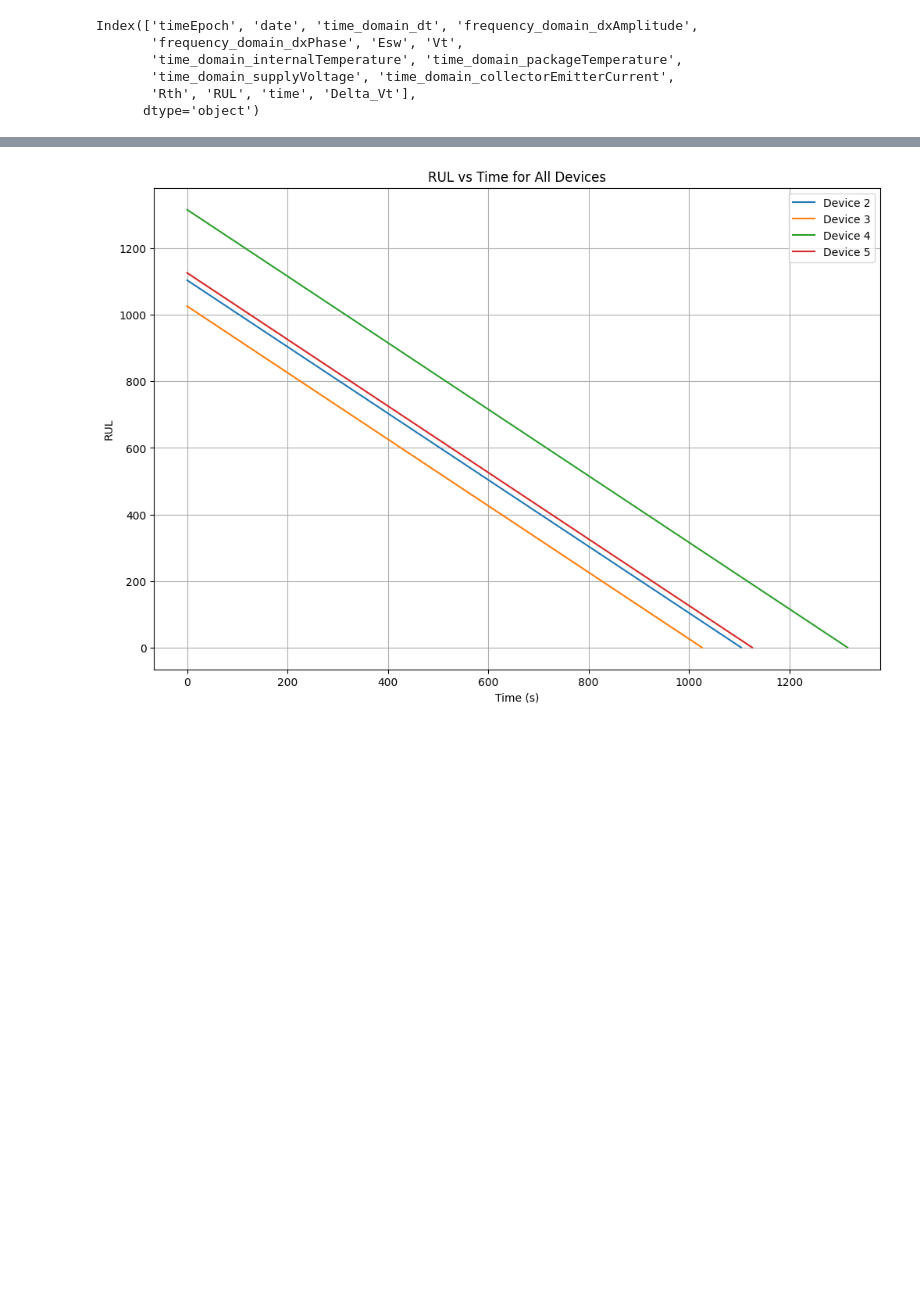
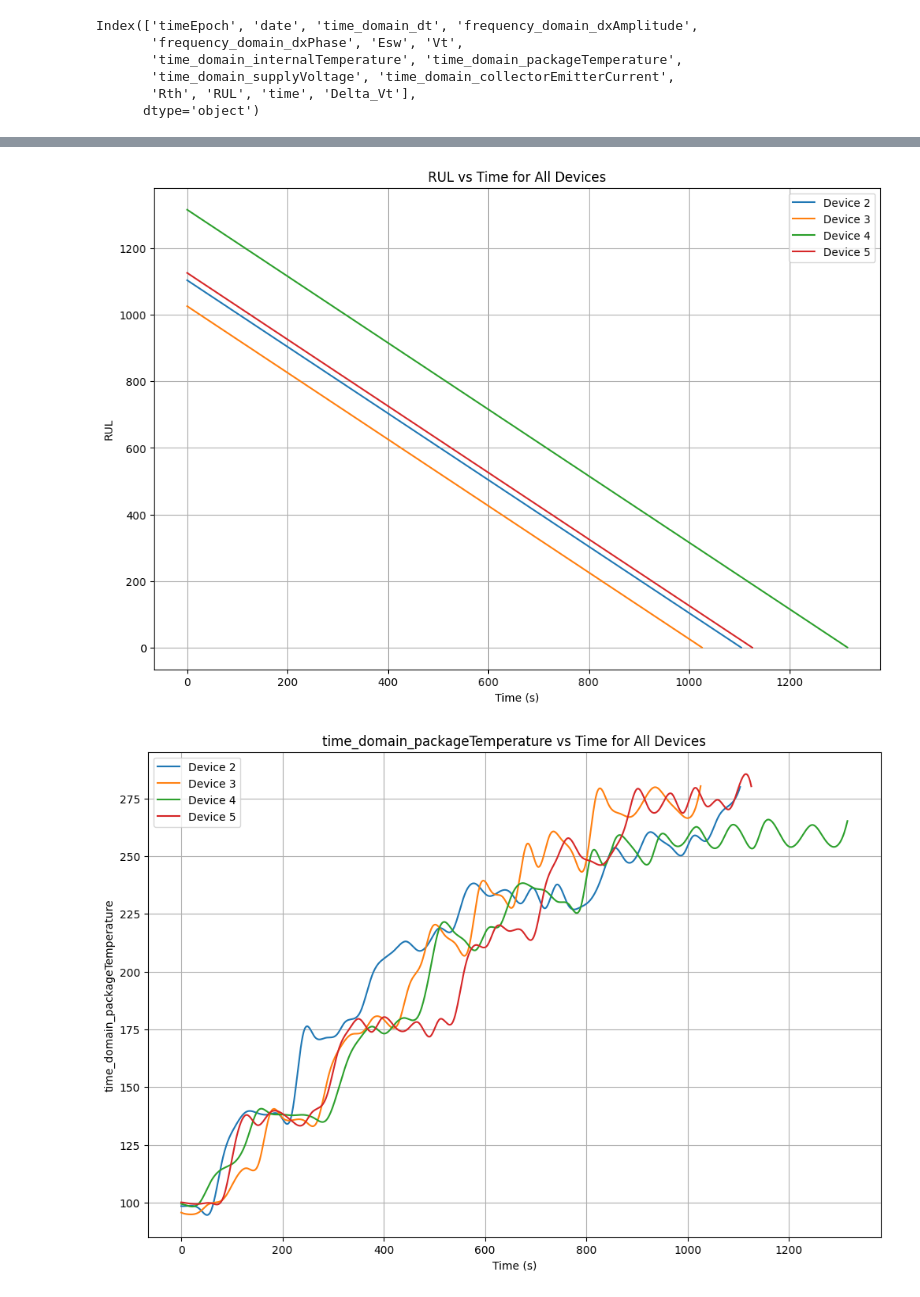
Before and after one commit to snorklerjoe/lifetime-prediction-machine-learning, a Jupyter notebook: model.ipynb, the cells around one changed output, grey strips where cells are left out. Drawn from its saved outputs; the diff is of its cells as text; code cells hidden in the pictures; blank space fills up the shorter version.

```diff
--- a/model.ipynb
+++ b/model.ipynb
@@ -68,26 +68,27 @@ Index(['timeEpoch', 'date', 'time_domain_dt', 'frequency_domain_dxAmplitude',
 # %%
 # Plot all features for each device
 devices = [device_2_data, device_3_data, device_4_data, device_5_data]
 device_names = ["Device 2", "Device 3", "Device 4", "Device 5"]
 
-features = ['Rth', 'Delta_Vt', 'Esw', 'RUL']
+features = ['Rth', 'Delta_Vt', 'Esw', 'RUL', 'time_domain_packageTemperature']
 
 # Plot eacah feature in a separate subplot for each device
 for feature in features:
     plt.figure(figsize=(12, 8))
     for device, name in zip(devices, device_names):
         plt.plot(device['time'], device[feature], label=name)
     plt.title(f"{feature} vs Time for All Devices")
     plt.xlabel("Time (s)")
     plt.ylabel(feature)
     plt.legend()
     plt.grid()
     plt.show()
 # %% [output]
 [figure]
 [figure]
 [figure]
 [figure]
+[figure, added]
 # %%
 # Model definitions
 
```
Also changed, not shown: parts of 6 cells of this notebook, 2 other files.
